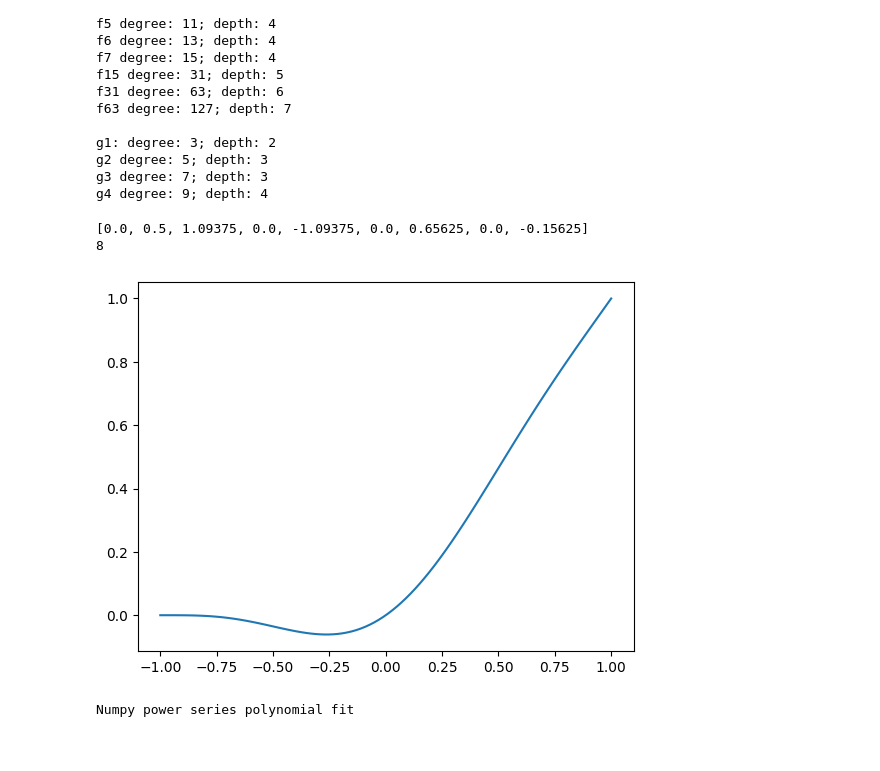
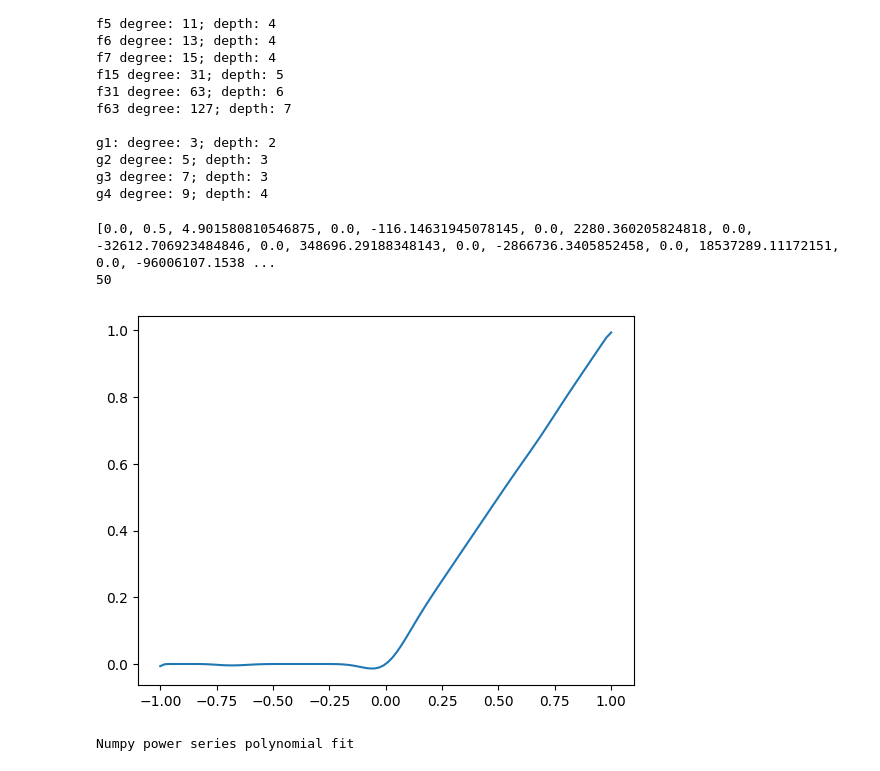
Before and after one commit to jkav77/fhenom, a Jupyter notebook: notebooks/relu.ipynb, the cells around one changed output. Cells and saved outputs as stored; diff of their text form; code cells hidden in the pictures.

```diff
--- a/notebooks/relu.ipynb
+++ b/notebooks/relu.ipynb
@@ -66,18 +66,18 @@ g3 degree: 7; depth: 3
 g4 degree: 9; depth: 4
 # %%
 x = np.linspace(-1, 1, 16384)
-sign = f3
+sign = f3(g3)
 relu_pc = P([0, 0.5]) + P([0, 0.5]) * sign
-print(relu.coef.tolist())
-print(relu.degree())
+print(relu_pc.coef.tolist())
+print(relu_pc.degree())
 
 x = np.linspace(-1, 1, 100)
-plt.plot(x, relu(x), label='ReLU')
+plt.plot(x, relu_pc(x), label='ReLU')
 plt.show()
 # %% [output]
-[0.0, 0.5, 1.09375, 0.0, -1.09375, 0.0, 0.65625, 0.0, -0.15625]
-8
+[0.0, 0.5, 4.901580810546875, 0.0, -116.14631945078145, 0.0, 2280.360205824818, 0.0, -32612.706923484846, 0.0, 348696.29188348143, 0.0, -2866736.3405852458, 0.0, 18537289.11172151, 0.0, -96006107.1538 ...
+50
-[figure, old version]
+[figure, new version]
 # %%
 print("Numpy power series polynomial fit")
 x = np.linspace(-1, 1, 1000)
```
Also changed, not shown: 1 other file.
